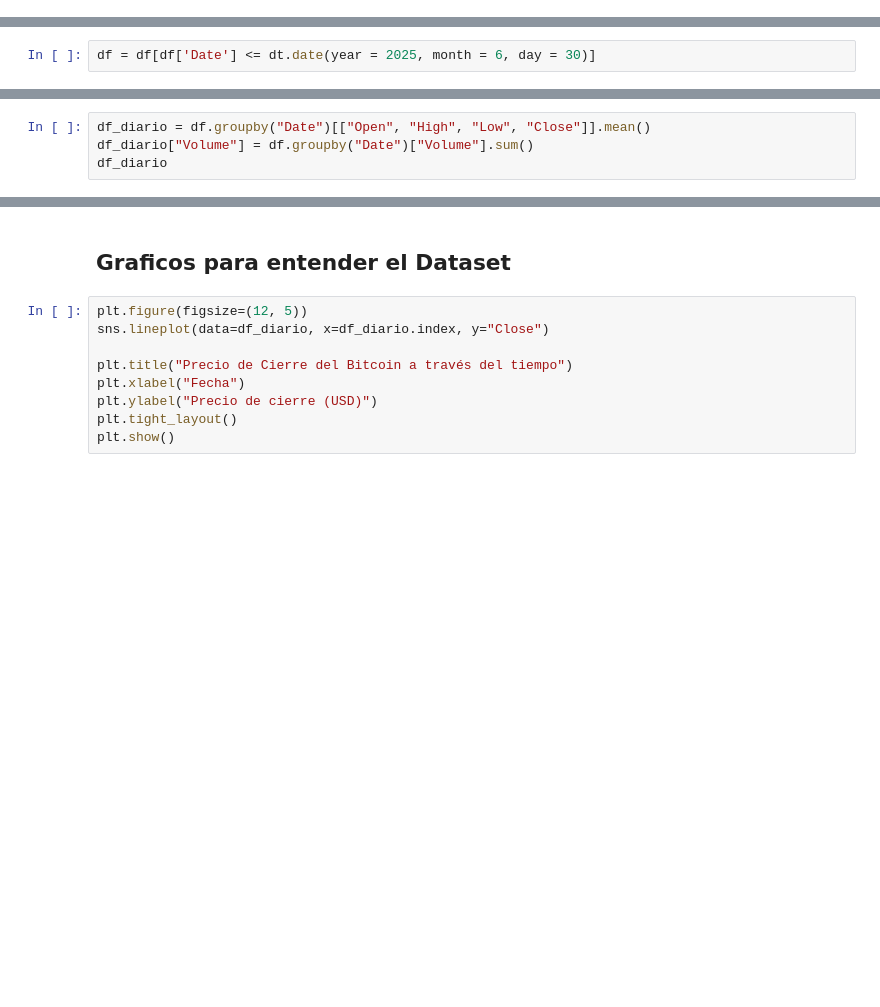
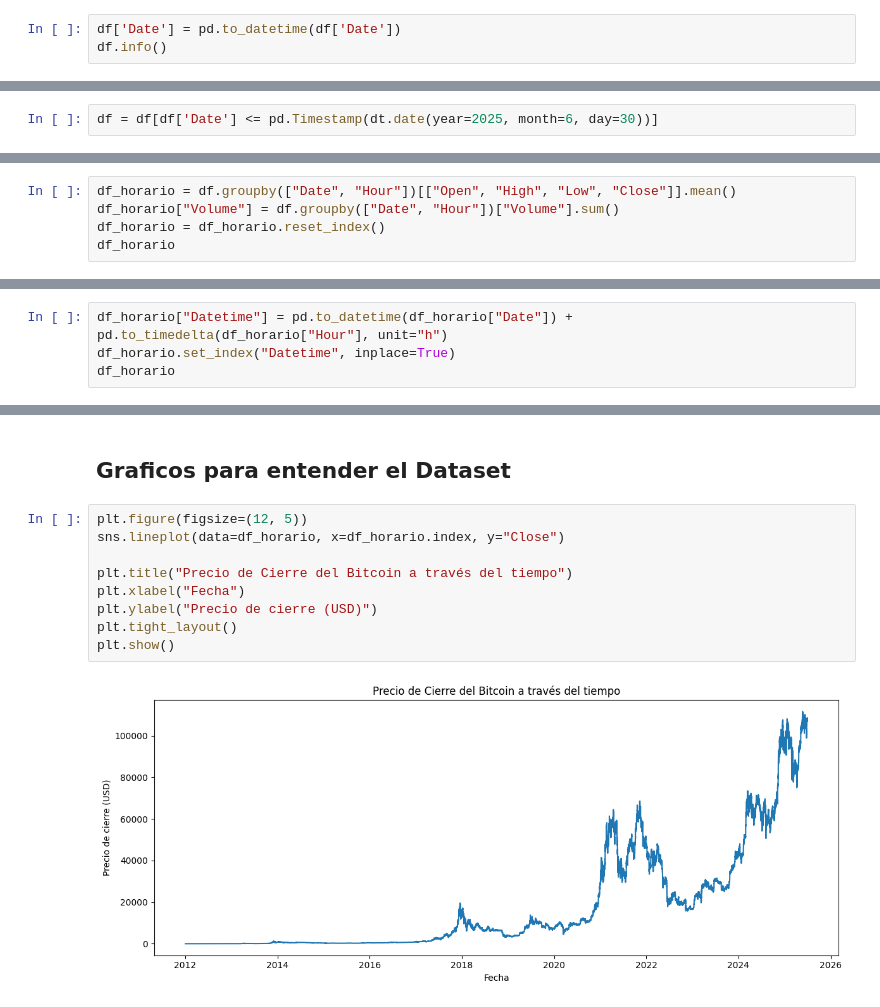
Before and after one commit to DavierGonz/ModeloPredictivoBitcoin, a Jupyter notebook: ModeloPredictivoBitcoin.ipynb, the cells around one changed output, grey strips where cells are left out. Drawn from its saved outputs; the diff is of its cells as text; blank space fills up the shorter version.

```diff
--- a/ModeloPredictivoBitcoin.ipynb
+++ b/ModeloPredictivoBitcoin.ipynb
@@ -72,0 +167,3 @@ df.info()
+# %%
+df['Date'] = pd.to_datetime(df['Date'])
+df.info()
@@ -75,6 +189,6 @@ df.info()
 
 El dataset se está actualizando constantemente, por lo que esto es una medida de estandarización para evaluar los resultados
 # %%
-df = df[df['Date'] <= dt.date(year = 2025, month = 6, day = 30)]
+df = df[df['Date'] <= pd.Timestamp(dt.date(year=2025, month=6, day=30))]
 # %%
 df
@@ -83,4 +211,5 @@ df
 # %%
-df_diario = df.groupby("Date")[["Open", "High", "Low", "Close"]].mean()
-df_diario["Volume"] = df.groupby("Date")["Volume"].sum()
-df_diario
+df_horario = df.groupby(["Date", "Hour"])[["Open", "High", "Low", "Close"]].mean()
+df_horario["Volume"] = df.groupby(["Date", "Hour"])["Volume"].sum()
+df_horario = df_horario.reset_index()
+df_horario
@@ -86,0 +230,4 @@ df_diario
+# %%
+df_horario["Datetime"] = pd.to_datetime(df_horario["Date"]) + pd.to_timedelta(df_horario["Hour"], unit="h")
+df_horario.set_index("Datetime", inplace=True)
+df_horario
@@ -88,10 +250,12 @@ df_diario
 ## Graficos para entender el Dataset
 # %%
 plt.figure(figsize=(12, 5))
-sns.lineplot(data=df_diario, x=df_diario.index, y="Close")
+sns.lineplot(data=df_horario, x=df_horario.index, y="Close")
 
 plt.title("Precio de Cierre del Bitcoin a través del tiempo")
 plt.xlabel("Fecha")
 plt.ylabel("Precio de cierre (USD)")
 plt.tight_layout()
 plt.show()
+# %% [output]
+[figure, added]
```
Also changed, not shown: parts of 18 cells of this notebook.
